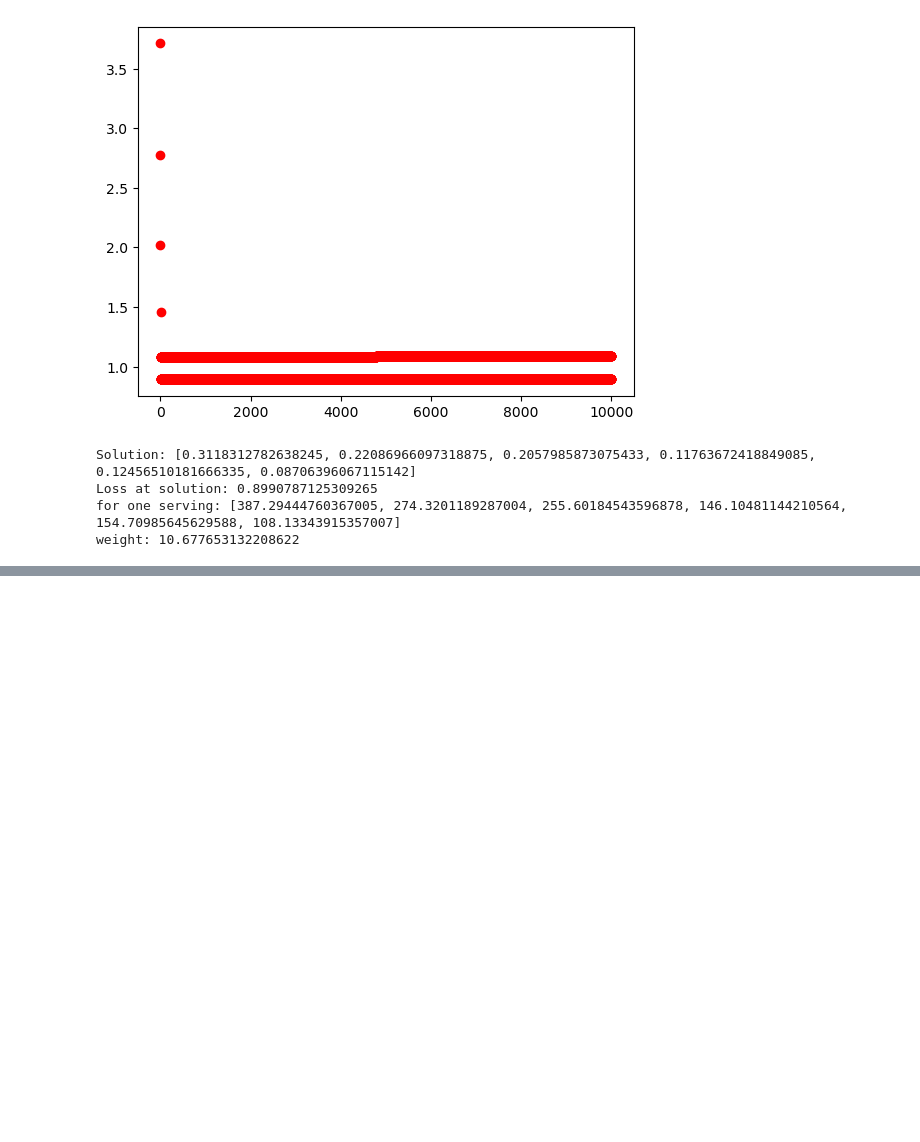
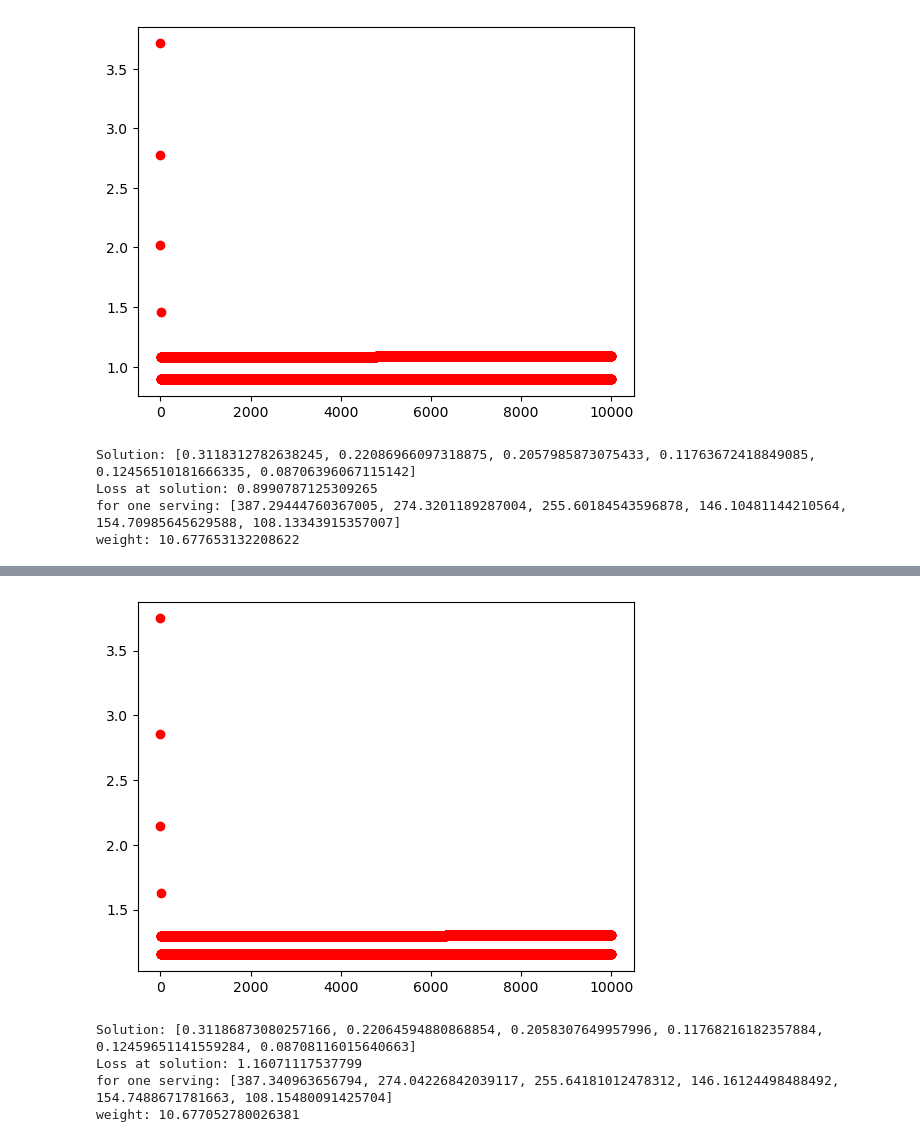
Before and after one commit to shivanishah1/finalproject1, a Jupyter notebook: final_project/reverseengineeringfood.ipynb, the cells around one changed output, grey strips where cells are left out. Cells and saved outputs as stored; diff of their text form; code cells hidden in the pictures; blank space fills up the shorter version.

```diff
--- a/final_project/reverseengineeringfood.ipynb
+++ b/final_project/reverseengineeringfood.ipynb
@@ -496,5 +496,6 @@ xanthan_gum_dict = overall_dict.copy()
 reader(xanthan_gum_file,xanthan_gum_dict,desired_serving)
 
 dictionary_list_gluten_free = [semi_sweet_chocolate_dict,rice_flour_dict,salted_butter_dict,cane_sugar_dict,brown_cane_sugar_dict,eggs_dict,natural_vanilla_flavor_dict,baking_soda_dict,salt_dict,xanthan_gum_dict]
+dictionary_list_gluten_free_heavy = [semi_sweet_chocolate_dict,rice_flour_dict,salted_butter_dict,cane_sugar_dict,brown_cane_sugar_dict,eggs_dict]
 # %%
 updating_x_values(dictionary_list_gluten_free,[.34,.24,.23,.15,.15,.1,.005,.005,.005,.001],2,tates_dict_gluten_free,False)
@@ -501,2 +508,12 @@ updating_x_values(dictionary_list_gluten_free,[.34,.24,.23,.15,.15,.1,.005,.005,
+# %%
+heavy_tates_gluten_free_dict = tates_dict_gluten_free.copy()
+heavy_tates_gluten_free_dict["Weight"] += -.02
+updating_x_values(dictionary_list_gluten_free_heavy,[.34,.24,.23,.15,.15,.1],2,heavy_tates_gluten_free_dict,False)
+# %% [output]
+[figure, added]
+Solution: [0.31186873080257166, 0.22064594880868854, 0.2058307649957996, 0.11768216182357884, 0.12459651141559284, 0.08708116015640663]
+Loss at solution: 1.16071117537799
+for one serving: [387.340963656794, 274.04226842039117, 255.64181012478312, 146.16124498488492, 154.7488671781663, 108.15480091425704]
+weight: 10.677052780026381
 # %%
 #what happens if we rrandomize our inputs?
```
Also changed, not shown: parts of 1 cell of this notebook.
